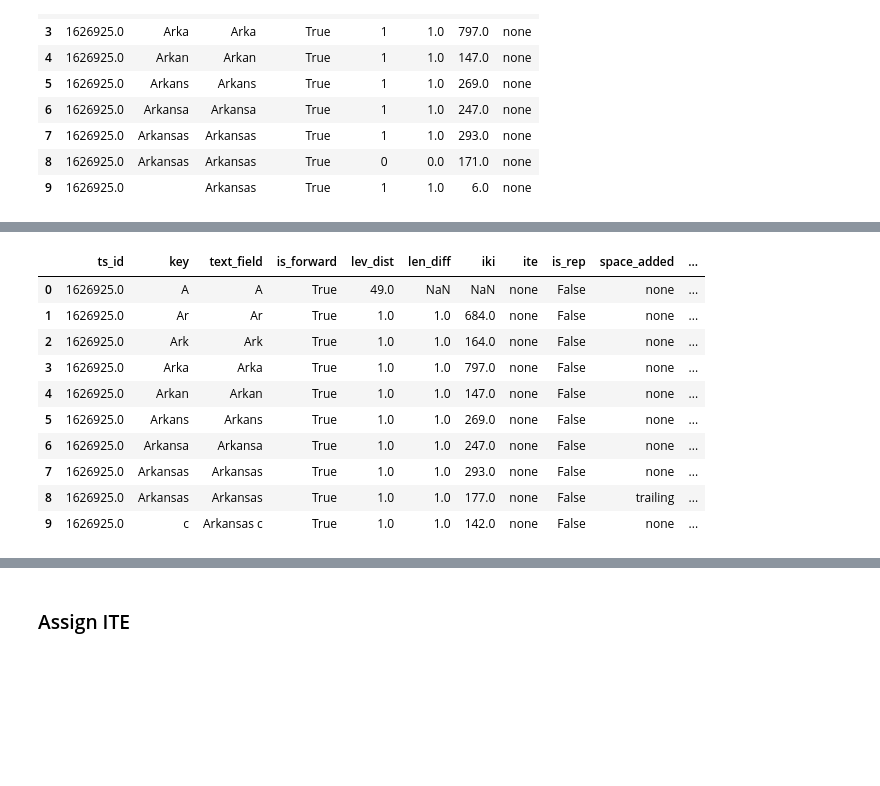
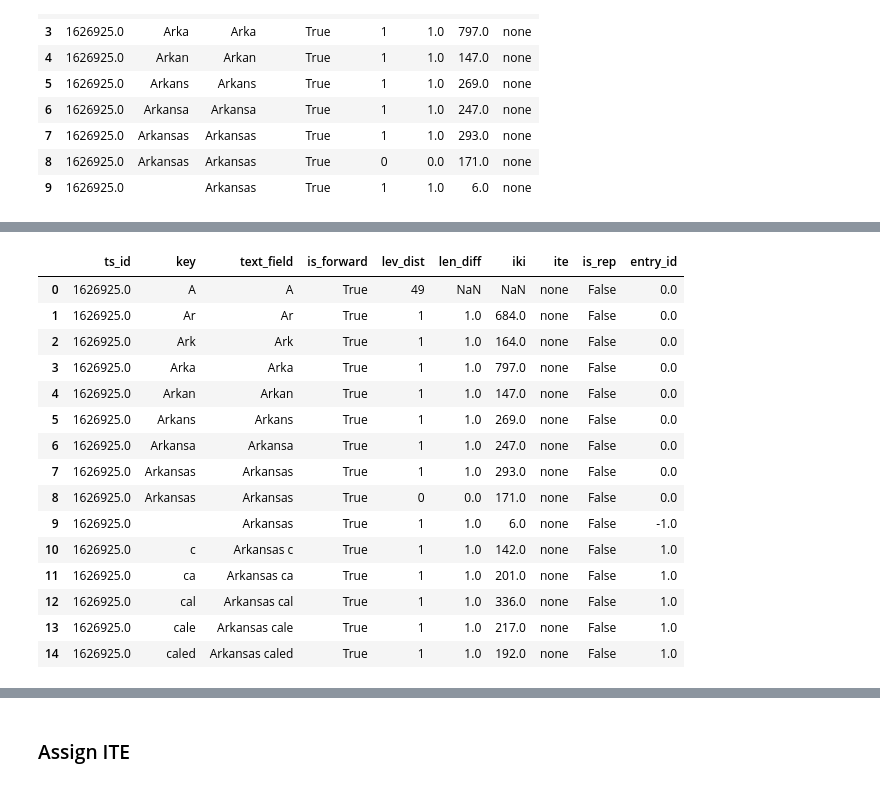
Before and after one commit to cashaddy/typing_automation, a Jupyter notebook: word_aggregate.ipynb, the cells around one changed output, grey strips where cells are left out. Drawn from its saved outputs; the diff is of its cells as text; code cells hidden in the pictures; blank space fills up the shorter version.

```diff
--- a/word_aggregate.ipynb
+++ b/word_aggregate.ipynb
@@ -24,12 +18,3 @@ a = lab_log.copy()
-# %%
-a.loc[a.key.isna(),'key'] = '_'
-
-# Replace empty text fields
-a.loc[a.text_field.isna(),'text_field'] = ''
-# %%
-a['text_field_prev'] = a.text_field.shift(1)
-# %%
-a.lev_dist = a.lev_dist.astype('int')
 # %% [markdown]
 ### 1. Designate forward entries
 # %%
@@ -223,18 +160,28 @@ b.loc[(b.space_added == 'none') & (b.key == '_'),'entry_id'] = -1
 
 # Case 3: Keys with leading spaces are unchanged
 pass
+# %%
+# Negative entries for separators
+b.loc[(b.key == ' '),'entry_id'] = -1
+b.loc[(b.key == '_'),'entry_id'] = -2
+b.loc[~b.is_forward,'entry_id'] = -3
 # %%
-b.head(10)
+b.head(15)
 # %% [output]
-|  | ts_id | key | text_field | is_forward | lev_dist | len_diff | iki | ite | is_rep | space_added | ... |
-| 0 | 1626925.0 | A | A | True | 49.0 | NaN | NaN | none | False | none | ... |
-| 1 | 1626925.0 | Ar | Ar | True | 1.0 | 1.0 | 684.0 | none | False | none | ... |
-| 2 | 1626925.0 | Ark | Ark | True | 1.0 | 1.0 | 164.0 | none | False | none | ... |
-| 3 | 1626925.0 | Arka | Arka | True | 1.0 | 1.0 | 797.0 | none | False | none | ... |
-| 4 | 1626925.0 | Arkan | Arkan | True | 1.0 | 1.0 | 147.0 | none | False | none | ... |
-| 5 | 1626925.0 | Arkans | Arkans | True | 1.0 | 1.0 | 269.0 | none | False | none | ... |
-| 6 | 1626925.0 | Arkansa | Arkansa | True | 1.0 | 1.0 | 247.0 | none | False | none | ... |
-| 7 | 1626925.0 | Arkansas | Arkansas | True | 1.0 | 1.0 | 293.0 | none | False | none | ... |
-| 8 | 1626925.0 | Arkansas | Arkansas | True | 1.0 | 1.0 | 177.0 | none | False | trailing | ... |
-| 9 | 1626925.0 | c | Arkansas c | True | 1.0 | 1.0 | 142.0 | none | False | none | ... |
+|  | ts_id | key | text_field | is_forward | lev_dist | len_diff | iki | ite | is_rep | entry_id |
+| 0 | 1626925.0 | A | A | True | 49 | NaN | NaN | none | False | 0.0 |
+| 1 | 1626925.0 | Ar | Ar | True | 1 | 1.0 | 684.0 | none | False | 0.0 |
+| 2 | 1626925.0 | Ark | Ark | True | 1 | 1.0 | 164.0 | none | False | 0.0 |
+| 3 | 1626925.0 | Arka | Arka | True | 1 | 1.0 | 797.0 | none | False | 0.0 |
+| 4 | 1626925.0 | Arkan | Arkan | True | 1 | 1.0 | 147.0 | none | False | 0.0 |
+| 5 | 1626925.0 | Arkans | Arkans | True | 1 | 1.0 | 269.0 | none | False | 0.0 |
+| 6 | 1626925.0 | Arkansa | Arkansa | True | 1 | 1.0 | 247.0 | none | False | 0.0 |
+| 7 | 1626925.0 | Arkansas | Arkansas | True | 1 | 1.0 | 293.0 | none | False | 0.0 |
+| 8 | 1626925.0 | Arkansas | Arkansas | True | 0 | 0.0 | 171.0 | none | False | 0.0 |
+| 9 | 1626925.0 |  | Arkansas | True | 1 | 1.0 | 6.0 | none | False | -1.0 |
+| 10 | 1626925.0 | c | Arkansas c | True | 1 | 1.0 | 142.0 | none | False | 1.0 |
+| 11 | 1626925.0 | ca | Arkansas ca | True | 1 | 1.0 | 201.0 | none | False | 1.0 |
+| 12 | 1626925.0 | cal | Arkansas cal | True | 1 | 1.0 | 336.0 | none | False | 1.0 |
+| 13 | 1626925.0 | cale | Arkansas cale | True | 1 | 1.0 | 217.0 | none | False | 1.0 |
+| 14 | 1626925.0 | caled | Arkansas caled | True | 1 | 1.0 | 192.0 | none | False | 1.0 |
 # %%
```
Also changed, not shown: parts of 42 cells of this notebook.
